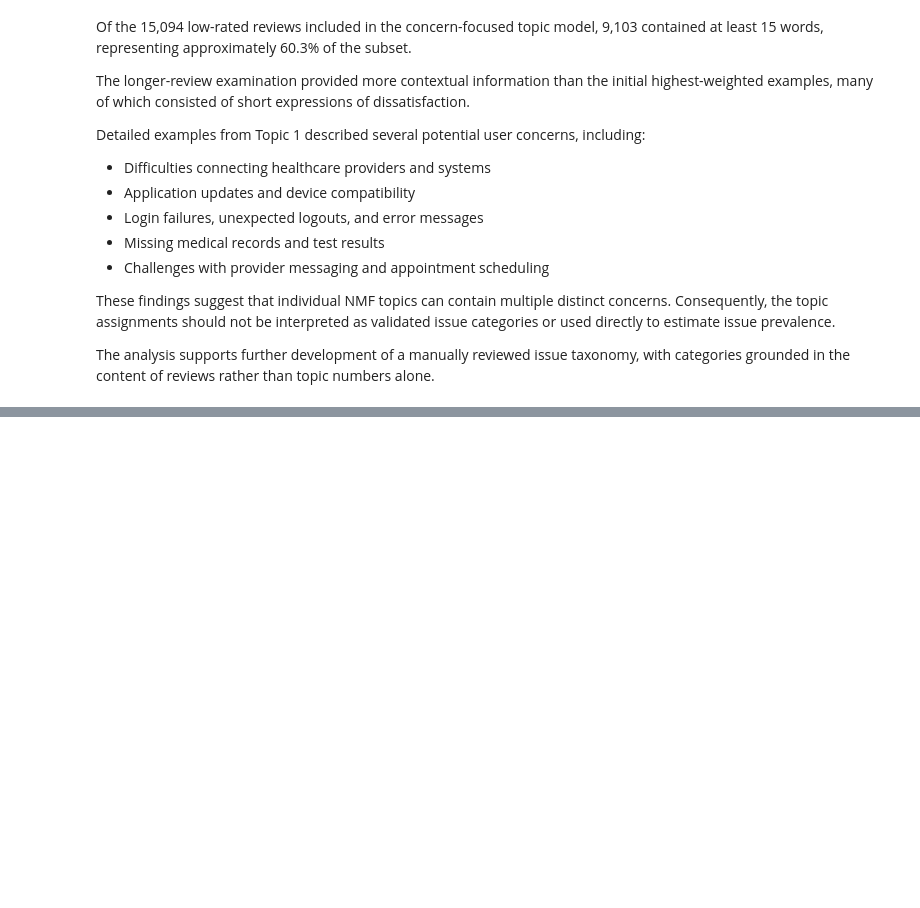
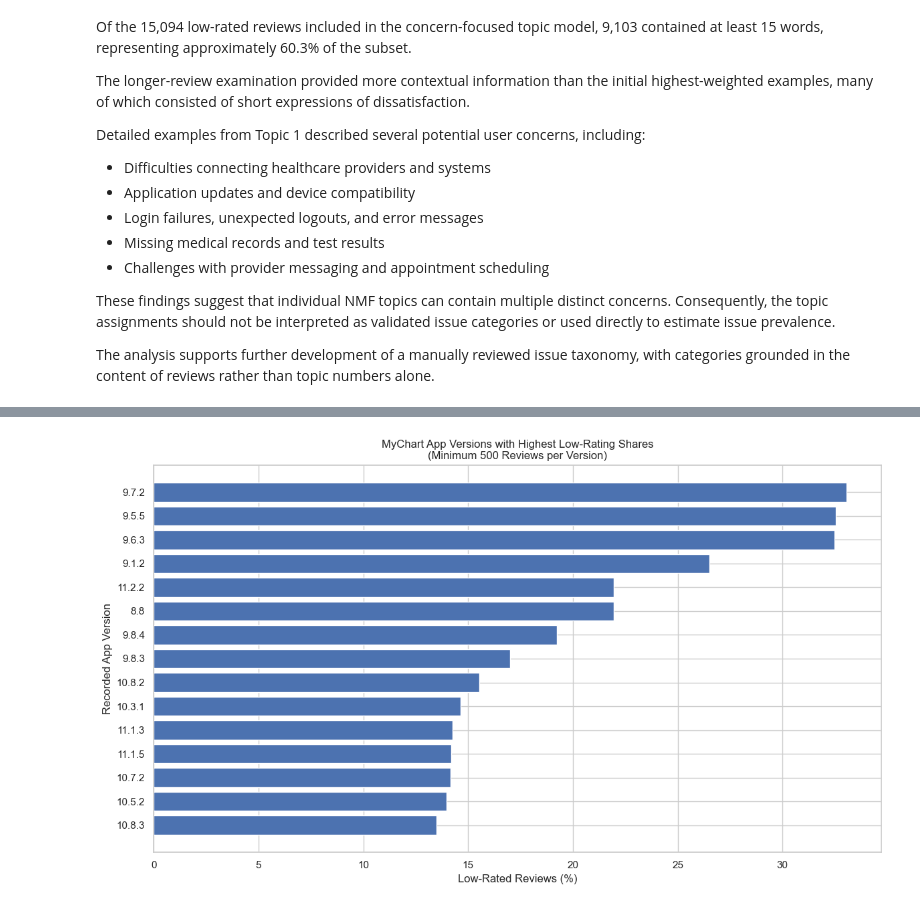
Before and after one commit to sahaiml149/HealthTrust-Watch, a Jupyter notebook: notebooks/ProjectphaseII.ipynb, the cells around one changed output, grey strips where cells are left out. Saved outputs shown, nothing was run; the diff lists cells and outputs as text; code cells hidden in the pictures; blank space fills up the shorter version.

```diff
--- a/notebooks/ProjectphaseII.ipynb
+++ b/notebooks/ProjectphaseII.ipynb
@@ -1185,0 +1435,23 @@ The analysis supports further development of a manually reviewed issue taxonomy,
+# %%
+# Visualize the 15 versions with the highest low-rating share
+top_low_rating_versions = version_comparison.head(15)
+
+plt.figure(figsize=(12, 7))
+
+plt.barh(
+    top_low_rating_versions["app_version"].astype(str),
+    top_low_rating_versions["low_rating_share_pct"]
+)
+
+plt.xlabel("Low-Rated Reviews (%)")
+plt.ylabel("Recorded App Version")
+plt.title(
+    "MyChart App Versions with Highest Low-Rating Shares\n"
+    "(Minimum 500 Reviews per Version)"
+)
+
+plt.gca().invert_yaxis()
+plt.tight_layout()
+plt.show()
+# %% [output]
+[figure, added]
```
Also changed, not shown: parts of 10 cells of this notebook.
